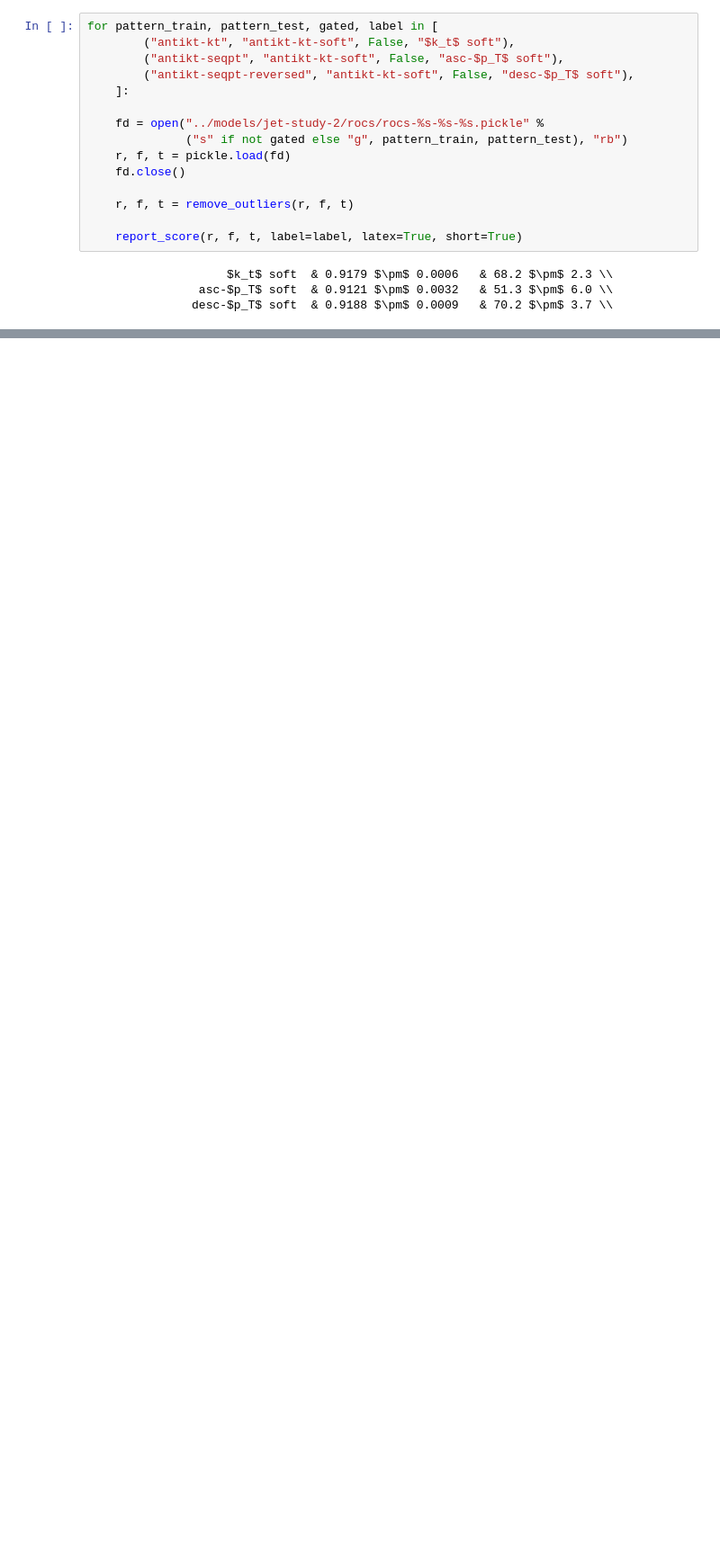
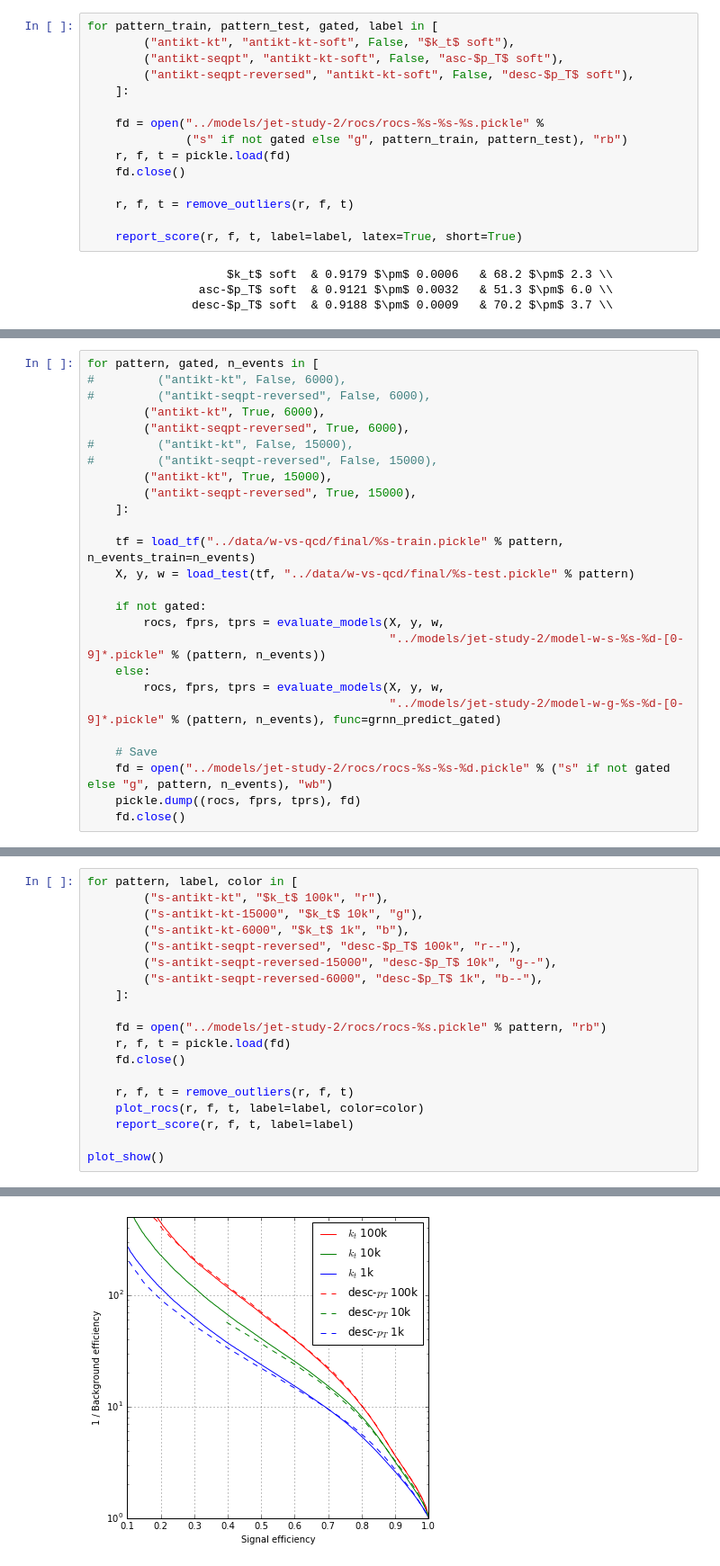
Before and after one commit to glouppe/recnn, a Jupyter notebook: notebooks/jet-study-2.ipynb, the cells around one changed output, grey strips where cells are left out. Shown at 90% size. Saved outputs shown, nothing was run; the diff lists cells and outputs as text; blank space fills up the shorter version.

```diff
--- a/notebooks/jet-study-2.ipynb
+++ b/notebooks/jet-study-2.ipynb
@@ -782,0 +792,26 @@ for pattern_train, pattern_test, gated, label in [
+# %%
+for pattern, gated, n_events in [
+#         ("antikt-kt", False, 6000),
+#         ("antikt-seqpt-reversed", False, 6000),
+        ("antikt-kt", True, 6000),
+        ("antikt-seqpt-reversed", True, 6000),
+#         ("antikt-kt", False, 15000),
+#         ("antikt-seqpt-reversed", False, 15000),
+        ("antikt-kt", True, 15000),
+        ("antikt-seqpt-reversed", True, 15000),
+    ]:
+
+    tf = load_tf("../data/w-vs-qcd/final/%s-train.pickle" % pattern, n_events_train=n_events)
+    X, y, w = load_test(tf, "../data/w-vs-qcd/final/%s-test.pickle" % pattern)
+
+    if not gated:
+        rocs, fprs, tprs = evaluate_models(X, y, w,
+                                           "../models/jet-study-2/model-w-s-%s-%d-[0-9]*.pickle" % (pattern, n_events))
+    else:
+        rocs, fprs, tprs = evaluate_models(X, y, w,
+                                           "../models/jet-study-2/model-w-g-%s-%d-[0-9]*.pickle" % (pattern, n_events), func=grnn_predict_gated)
+
+    # Save
+    fd = open("../models/jet-study-2/rocs/rocs-%s-%s-%d.pickle" % ("s" if not gated else "g", pattern, n_events), "wb")
+    pickle.dump((rocs, fprs, tprs), fd)
+    fd.close()
@@ -782,0 +836,20 @@ for pattern_train, pattern_test, gated, label in [
+# %%
+for pattern, label, color in [
+        ("s-antikt-kt", "$k_t$ 100k", "r"),
+        ("s-antikt-kt-15000", "$k_t$ 10k", "g"),
+        ("s-antikt-kt-6000", "$k_t$ 1k", "b"),
+        ("s-antikt-seqpt-reversed", "desc-$p_T$ 100k", "r--"),
+        ("s-antikt-seqpt-reversed-15000", "desc-$p_T$ 10k", "g--"),
+        ("s-antikt-seqpt-reversed-6000", "desc-$p_T$ 1k", "b--"),
+    ]:
+
+    fd = open("../models/jet-study-2/rocs/rocs-%s.pickle" % pattern, "rb")
+    r, f, t = pickle.load(fd)
+    fd.close()
+
+    r, f, t = remove_outliers(r, f, t)
+    plot_rocs(r, f, t, label=label, color=color)
+    report_score(r, f, t, label=label)
+
+plot_show()
+# %% [output]
@@ -782,0 +862 @@ for pattern_train, pattern_test, gated, label in [
+[figure, added]
```
Also changed, not shown: parts of 5 cells of this notebook.
